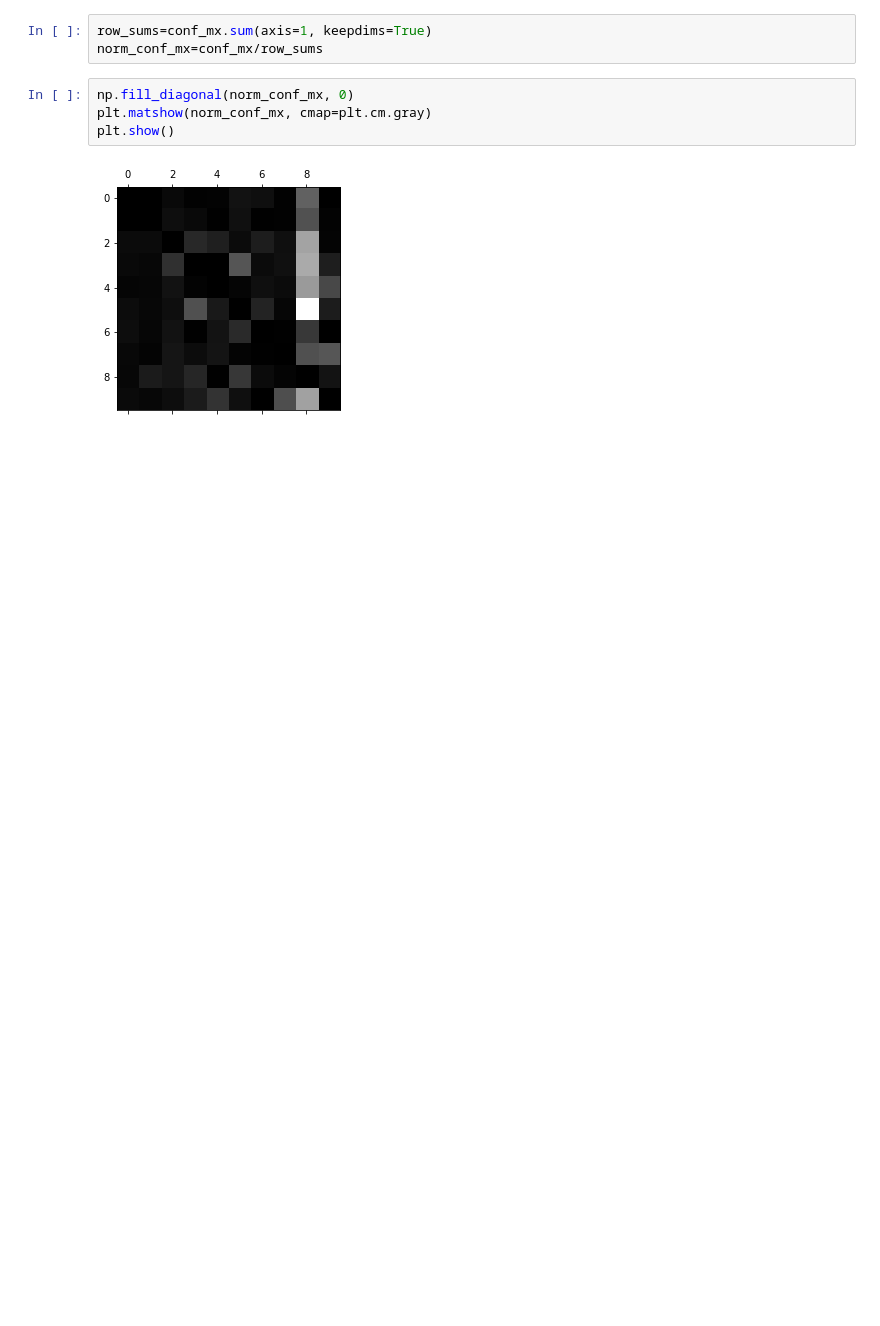
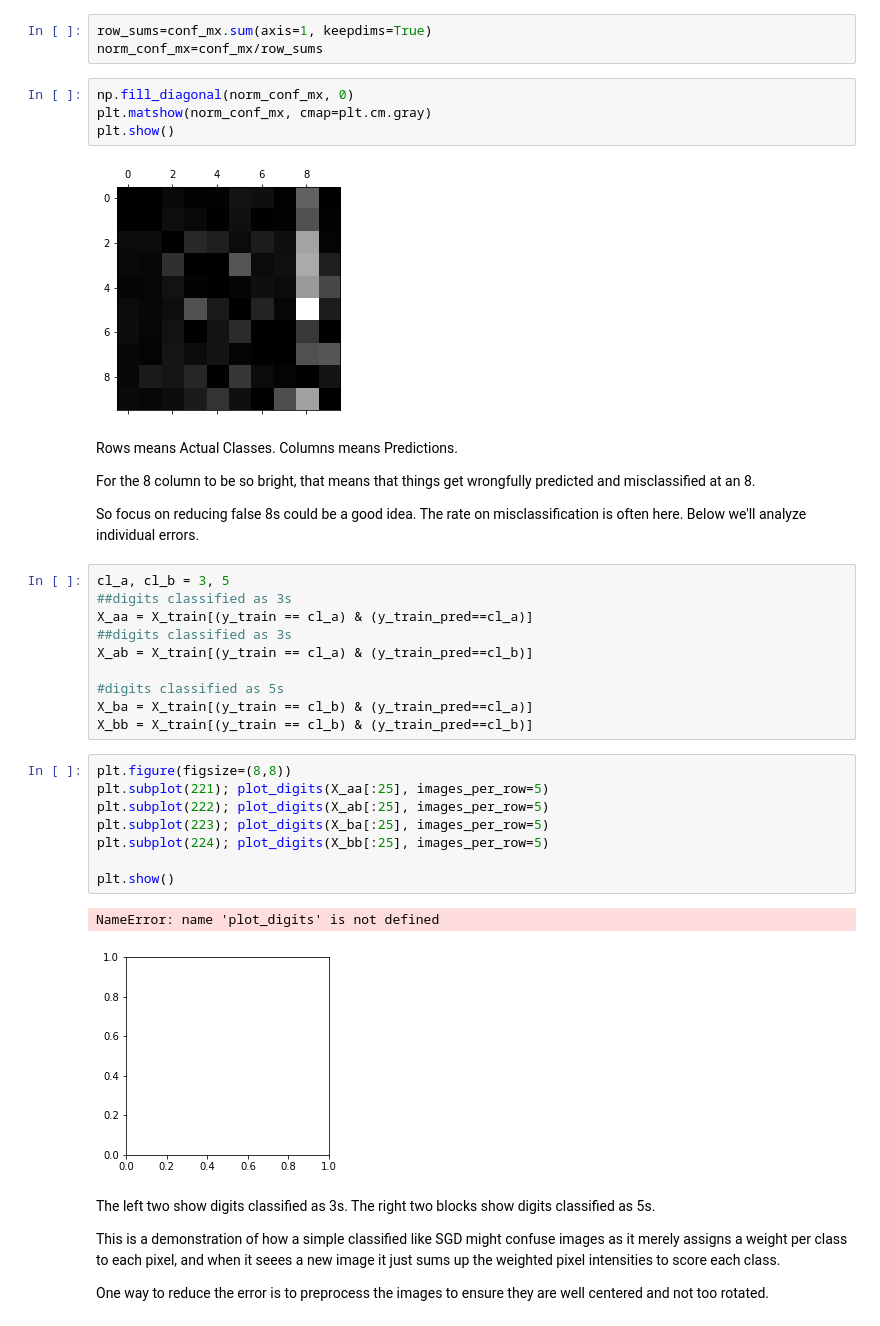
Before and after one commit to dnmorris7/O-Reilly_Handwriting_Analysis, a Jupyter notebook: O'Reilly_Handwriting_Analysis.ipynb, the cells around one changed output. Drawn from its saved outputs; the diff is of its cells as text; blank space fills up the shorter version.

```diff
--- a/O'Reilly_Handwriting_Analysis.ipynb
+++ b/O'Reilly_Handwriting_Analysis.ipynb
@@ -547,3 +609,37 @@ plt.matshow(norm_conf_mx, cmap=plt.cm.gray)
 plt.show()
 # %% [output]
 [figure]
+# %% [markdown]
+Rows means Actual Classes.
+Columns means Predictions.
+
+For the 8 column to be so bright, that means that things get wrongfully predicted and misclassified at an 8.
+
+So focus on reducing false 8s could be a good idea. The rate on misclassification is often here. Below we'll analyze individual errors.
+# %%
+cl_a, cl_b = 3, 5
+##digits classified as 3s
+X_aa = X_train[(y_train == cl_a) & (y_train_pred==cl_a)]
+##digits classified as 3s
+X_ab = X_train[(y_train == cl_a) & (y_train_pred==cl_b)]
+
+#digits classified as 5s
+X_ba = X_train[(y_train == cl_b) & (y_train_pred==cl_a)]
+X_bb = X_train[(y_train == cl_b) & (y_train_pred==cl_b)]
+# %%
+plt.figure(figsize=(8,8))
+plt.subplot(221); plot_digits(X_aa[:25], images_per_row=5)
+plt.subplot(222); plot_digits(X_ab[:25], images_per_row=5)
+plt.subplot(223); plot_digits(X_ba[:25], images_per_row=5)
+plt.subplot(224); plot_digits(X_bb[:25], images_per_row=5)
+
+plt.show()
+# %% [output]
+NameError: name 'plot_digits' is not defined
+[figure, added]
+# %% [markdown]
+The left two show digits classified as 3s. The right two blocks show digits classified as 5s.
+
+This is a demonstration of how a simple classified like SGD might confuse images as it merely assigns a weight per class to each pixel, and when it seees a new image it just sums up the weighted pixel intensities to score each class.
+
+One way to reduce the error is to preprocess the images to ensure they are well centered and not too rotated.
```
Also changed, not shown: parts of 23 cells of this notebook.
